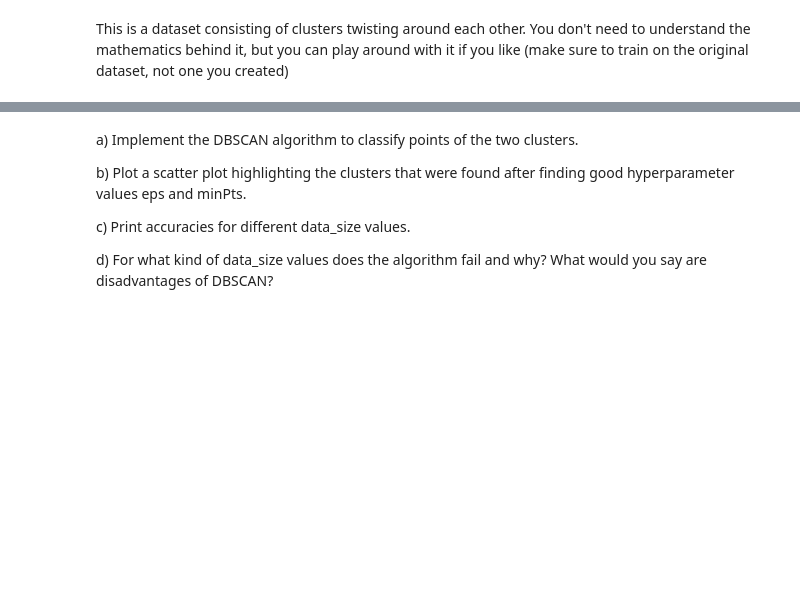
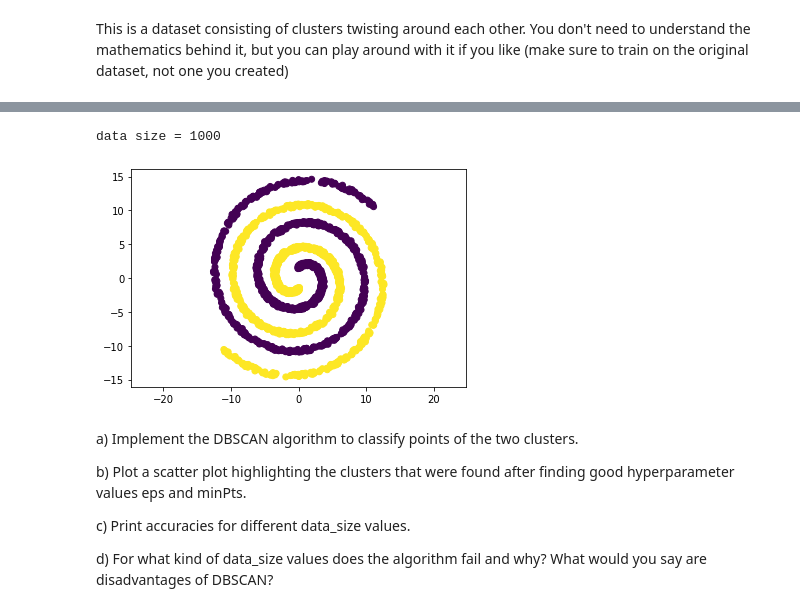
Before and after one commit to qiaw99/WS2020-21, a Jupyter notebook: Machine Learning/U2/Clustering_Rui_Qianli_Nazar.ipynb, the cells around one changed output, grey strips where cells are left out. Saved outputs shown, nothing was run; the diff lists cells and outputs as text; code cells hidden in the pictures; blank space fills up the shorter version.

```diff
--- a/Machine Learning/U2/Clustering_Rui_Qianli_Nazar.ipynb
+++ b/Machine Learning/U2/Clustering_Rui_Qianli_Nazar.ipynb
@@ -39,3 +51,14 @@ plt.show()
+# %%
+data_size3 = 1000
+print("data size = 1000")
+dataset3 = twospirals(data_size3)
+labels3 = np.hstack((np.zeros(data_size3),np.ones(data_size3)))
+plt.scatter(dataset3[:,0], dataset3[:,1], c = labels3)
+plt.axis('equal')
+plt.show()
+# %% [output]
+data size = 1000
+[figure, added]
 # %% [markdown]
 a) Implement the DBSCAN algorithm to classify points of the two clusters.
 
```
Also changed, not shown: parts of 9 cells of this notebook.
